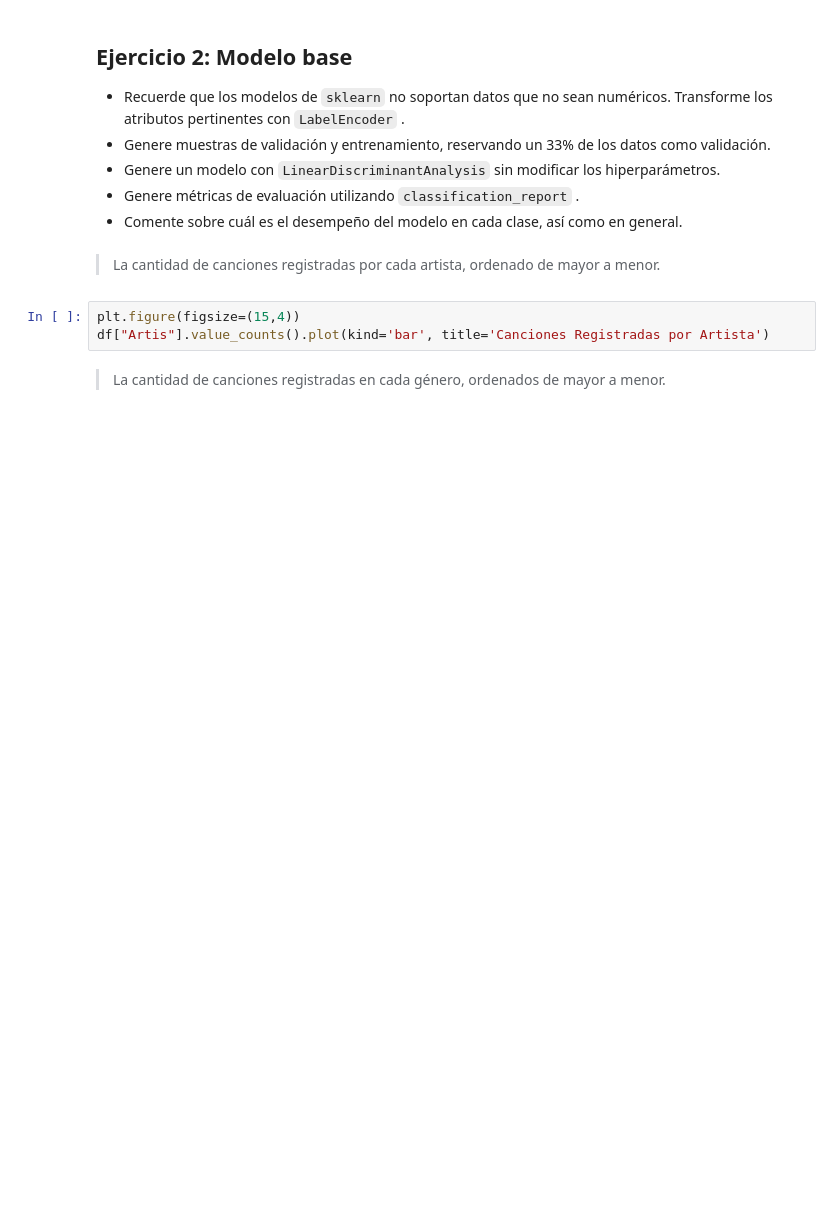
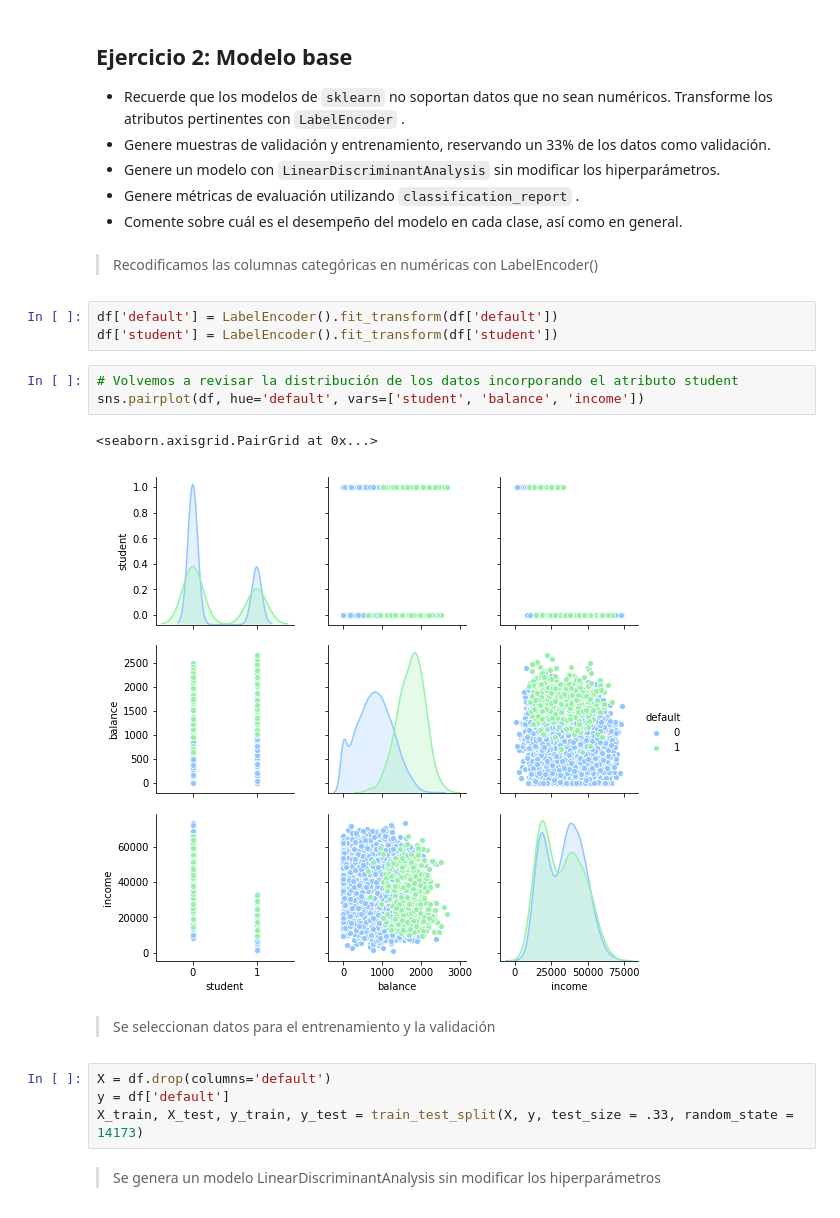
Before and after one commit to ridexmoler/modulo-machine-learning, a Jupyter notebook: semana2/sesion4/Pablo-Rocco-ACT004/notebook.ipynb, the cells around one changed output. Saved outputs shown, nothing was run; the diff lists cells and outputs as text; blank space fills up the shorter version.

```diff
--- a/semana2/sesion4/Pablo-Rocco-ACT004/notebook.ipynb
+++ b/semana2/sesion4/Pablo-Rocco-ACT004/notebook.ipynb
@@ -100,10 +101,22 @@ sns.pairplot(df)
 * Genere un modelo con `LinearDiscriminantAnalysis` sin modificar los hiperparámetros.
 * Genere métricas de evaluación utilizando `classification_report` .
 * Comente sobre cuál es el desempeño del modelo en cada clase, así como en general.
-# %% [markdown]
-> La cantidad de canciones registradas por cada artista, ordenado de mayor a menor.
-# %%
-plt.figure(figsize=(15,4))
-df["Artis"].value_counts().plot(kind='bar', title='Canciones Registradas por Artista')
-# %% [markdown]
-> La cantidad de canciones registradas en cada género, ordenados de mayor a menor.
+# %% [markdown]
+> Recodificamos las columnas categóricas en numéricas con LabelEncoder()
+# %%
+df['default'] = LabelEncoder().fit_transform(df['default'])
+df['student'] = LabelEncoder().fit_transform(df['student'])
+# %%
+# Volvemos a revisar la distribución de los datos incorporando el atributo student
+sns.pairplot(df, hue='default', vars=['student', 'balance', 'income'])
+# %% [output]
+<seaborn.axisgrid.PairGrid at 0x...>
+[figure, added]
+# %% [markdown]
+> Se seleccionan datos para el entrenamiento y la validación
+# %%
+X = df.drop(columns='default')
+y = df['default']
+X_train, X_test, y_train, y_test = train_test_split(X, y, test_size = .33, random_state = 14173)
+# %% [markdown]
+> Se genera un modelo LinearDiscriminantAnalysis sin modificar los hiperparámetros
```
Also changed, not shown: parts of 29 cells of this notebook.
